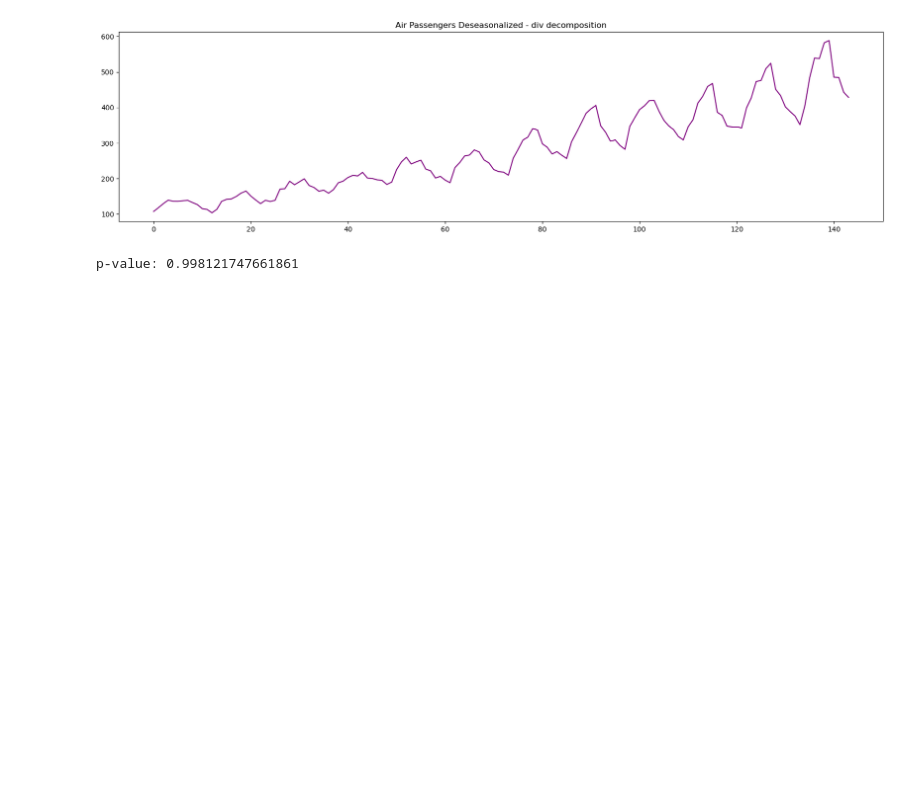
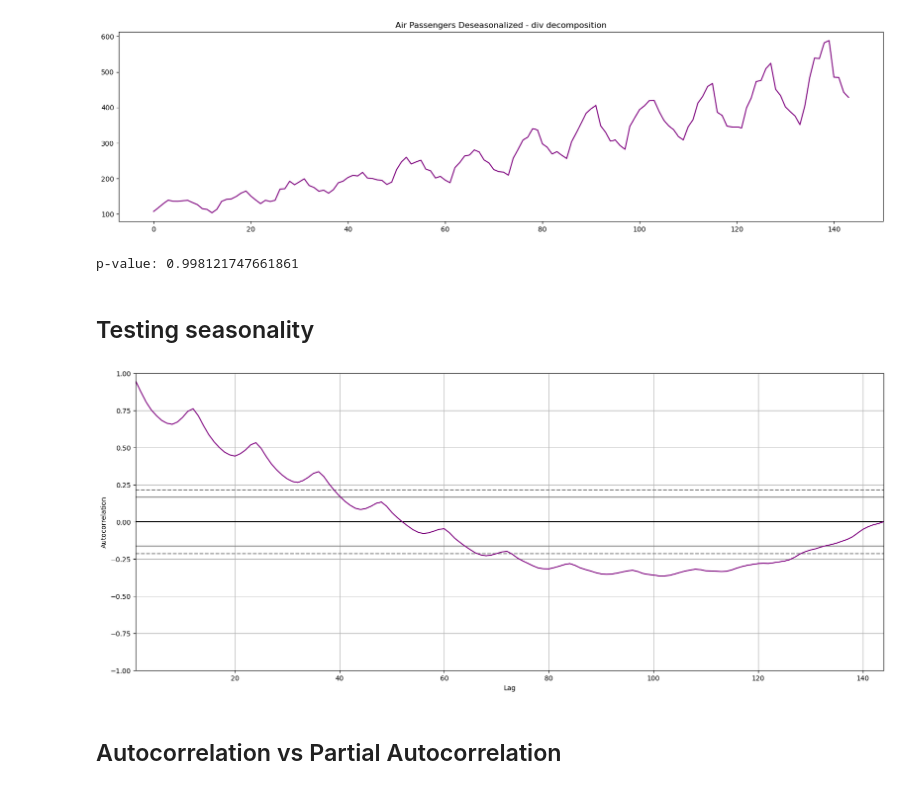
Before and after one commit to neemiasbsilva/datascience-portfolio, a Jupyter notebook: forecasting/notebooks/01_NBS_eda.ipynb, the cells around one changed output. Drawn from its saved outputs; the diff is of its cells as text; code cells hidden in the pictures; blank space fills up the shorter version.

Commit message:
Forecasting analysis: Testing seasonality, autocorrelating vs pacf, lag plots

```diff
--- a/forecasting/notebooks/01_NBS_eda.ipynb
+++ b/forecasting/notebooks/01_NBS_eda.ipynb
@@ -343,3 +343,21 @@ adf_test = adfuller(deseas.dropna())
 print(f"p-value: {adf_test[1]}")
 # %% [output]
 p-value: 0.998121747661861
+# %% [markdown]
+## Testing seasonality
+# %%
+def testing_seasonality(df: pd.DataFrame, title='Air Passengers: testing seasonality'):
+    """This function plot the autocorrelation for testing the seasonality
+
+    Args:
+        df (pd.DataFrame): dataframe.
+        title (str, optional): Title of the plot. Defaults to 'Air Passengers: testing seasonality'.
+    """
+    plt.figure(figsize=(20, 8), dpi=100)
+    pd.plotting.autocorrelation_plot(df["#Passengers"].to_list(), color="purple")
+# %%
+testing_seasonality(df)
+# %% [output]
+[figure, added]
+# %% [markdown]
+## Autocorrelation vs Partial Autocorrelation
```
Also changed, not shown: parts of 6 cells of this notebook.
